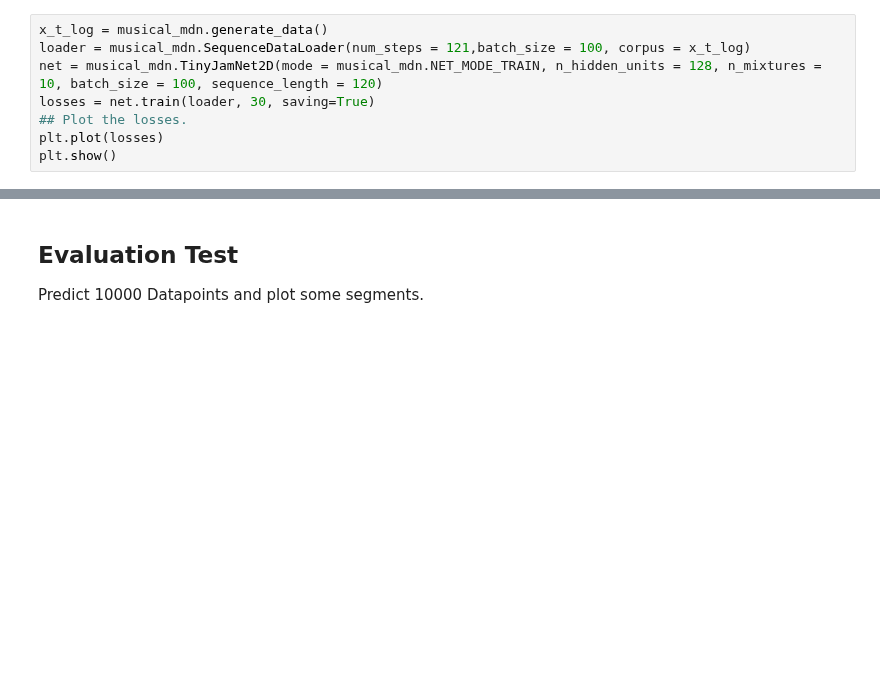
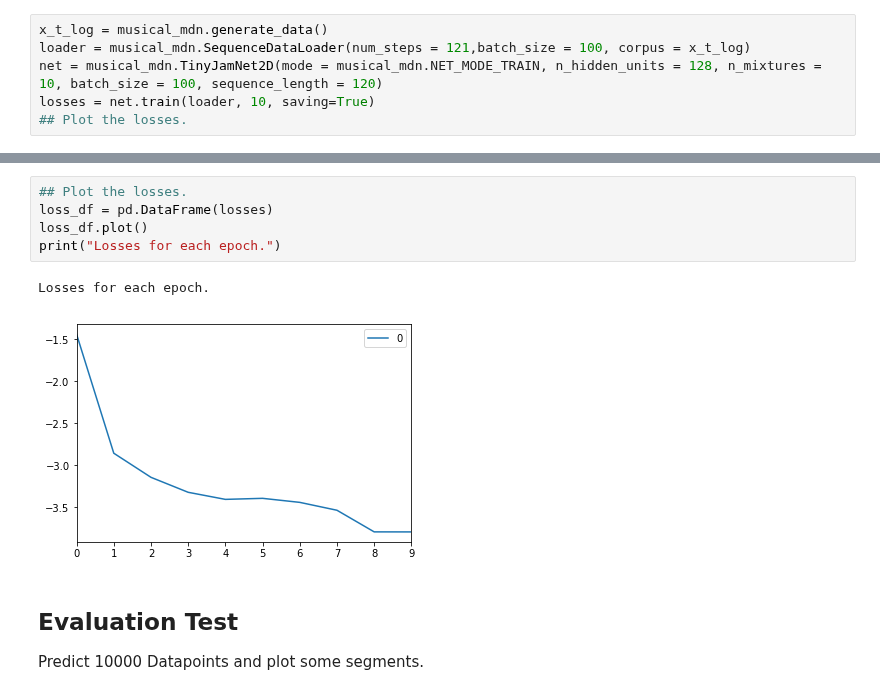
Before and after one commit to cpmpercussion/impsy, a Jupyter notebook: test-musical-mdn.ipynb, the cells around one changed output, grey strips where cells are left out. Drawn from its saved outputs; the diff is of its cells as text; blank space fills up the shorter version.

```diff
--- a/test-musical-mdn.ipynb
+++ b/test-musical-mdn.ipynb
@@ -23,7 +31,5 @@ print(musical_mdn.MODEL_DIR)
 x_t_log = musical_mdn.generate_data()
 loader = musical_mdn.SequenceDataLoader(num_steps = 121,batch_size = 100, corpus = x_t_log)
 net = musical_mdn.TinyJamNet2D(mode = musical_mdn.NET_MODE_TRAIN, n_hidden_units = 128, n_mixtures = 10, batch_size = 100, sequence_length = 120)
-losses = net.train(loader, 30, saving=True)
+losses = net.train(loader, 10, saving=True)
 ## Plot the losses.
-plt.plot(losses)
-plt.show()
@@ -30,3 +54,11 @@ plt.show()
+# %%
+## Plot the losses.
+loss_df = pd.DataFrame(losses)
+loss_df.plot()
+print("Losses for each epoch.")
+# %% [output]
+Losses for each epoch.
+[figure, added]
 # %% [markdown]
 ## Evaluation Test
 
```
Also changed, not shown: parts of 7 cells of this notebook.
